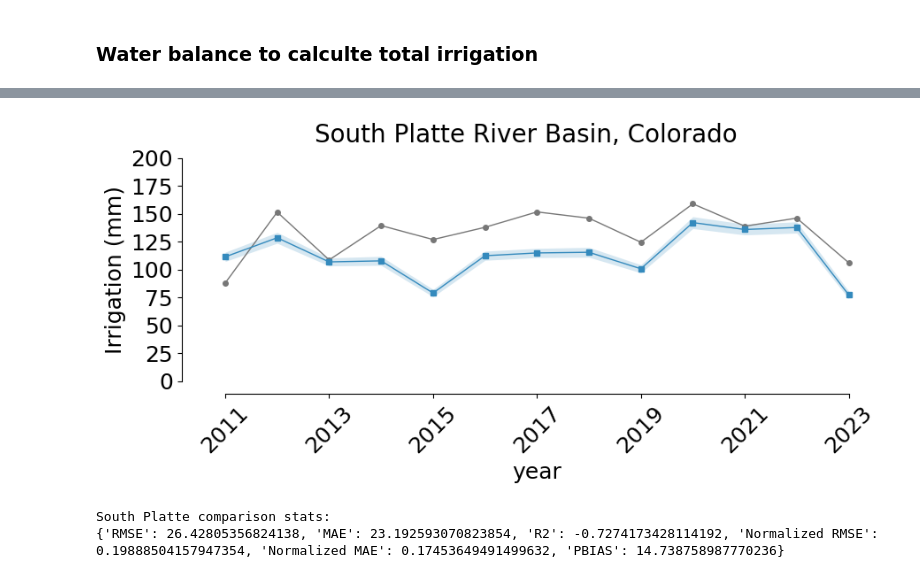
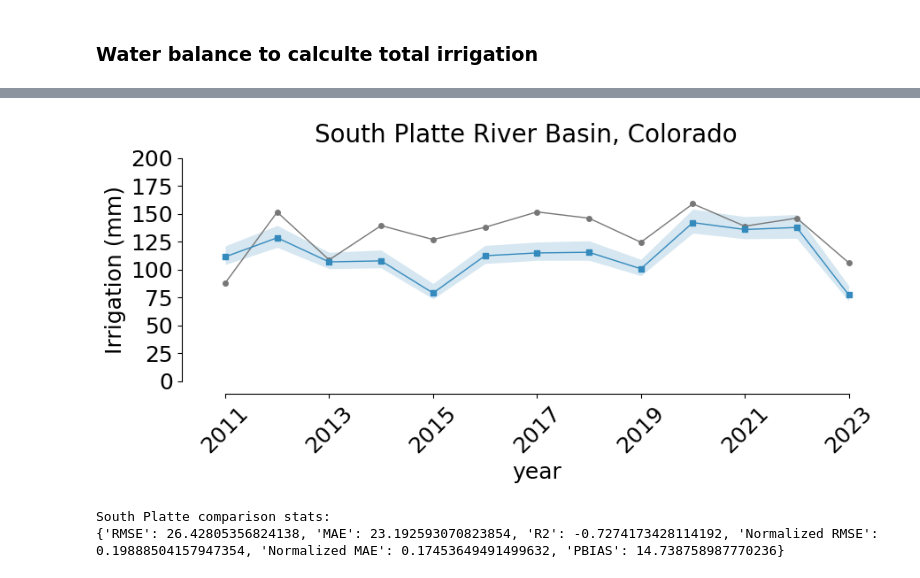
Before and after one commit to mdfahimhasan/WestUS_pumping, a Jupyter notebook: Codes/results_analysis/conjuctive_basins_water_balance.ipynb, the cells around one changed output, grey strips where cells are left out. Saved outputs shown, nothing was run; the diff lists cells and outputs as text; code cells hidden in the pictures.

```diff
--- a/Codes/results_analysis/conjuctive_basins_water_balance.ipynb
+++ b/Codes/results_analysis/conjuctive_basins_water_balance.ipynb
@@ -335,28 +334,28 @@ merged_df.head()
 # %%
 # plotting
 import pandas as pd
 from plots import make_line_plot_with_error
 
 df = pd.read_csv(PROJECT_ROOT / 'Model_run' / 'basin_comparison_results' / 'South_platte_total_Irr_balance.csv')
 
 save_path = PROJECT_ROOT / 'Model_run' / 'plots' / 'time_series_all' / 'spb.jpg'
 
 # plot
 make_line_plot_with_error(y_series=[df['total_Irr_mm (SW + GW)'],
                                     df['predicted pumping_mm'],],
                           year=df['year'],
                           fontsize=18, xlabel='year', ylabel='Irrigation (mm)',
                           line_labels=['actual total irrigation', 'total irrigation'],
-                          low_CI=[None, df['low CI_mm']],
-                          high_CI=[None, df['high CI_mm']],
+                          low_CI=[None, df['mean q025_mm']],
+                          high_CI=[None, df['mean q975_mm']],
                           savepath=save_path,
                           figsize=(10, 4), y_lim=(0, 200),
                           colors=["#777777", "#348ABD"],
                           markers=None, legend_pos='lower left',
                           legend='off', no_xticks=False,
                           alpha_band=0.2, suptitle='South Platte River Basin, Colorado')
 # %% [output]
-[figure, old version]
+[figure, new version]
 # %%
 error_dict = calculate_metrics(predictions=df['predicted pumping_mm'], targets=df['total_Irr_mm (SW + GW)'])
 
```
Also changed, not shown: parts of 6 cells of this notebook, 5 other files.
